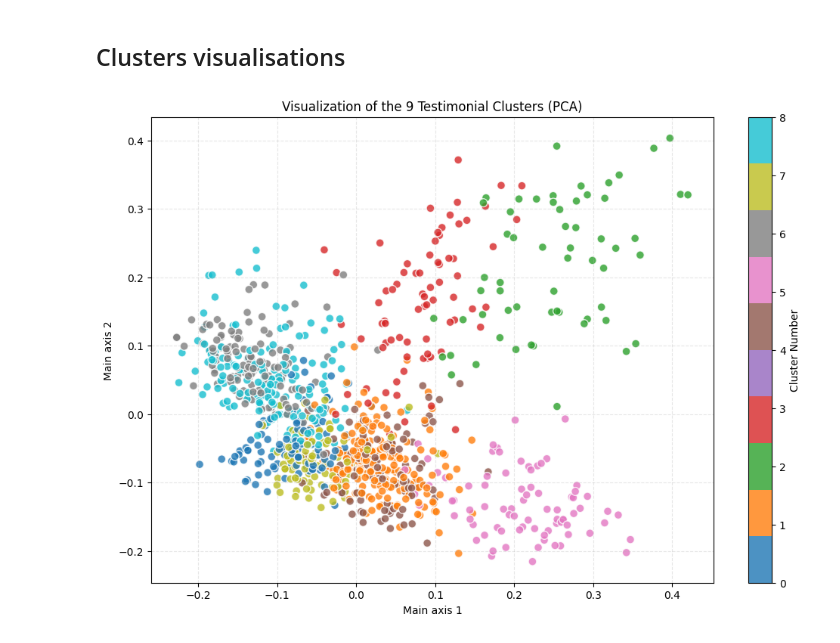
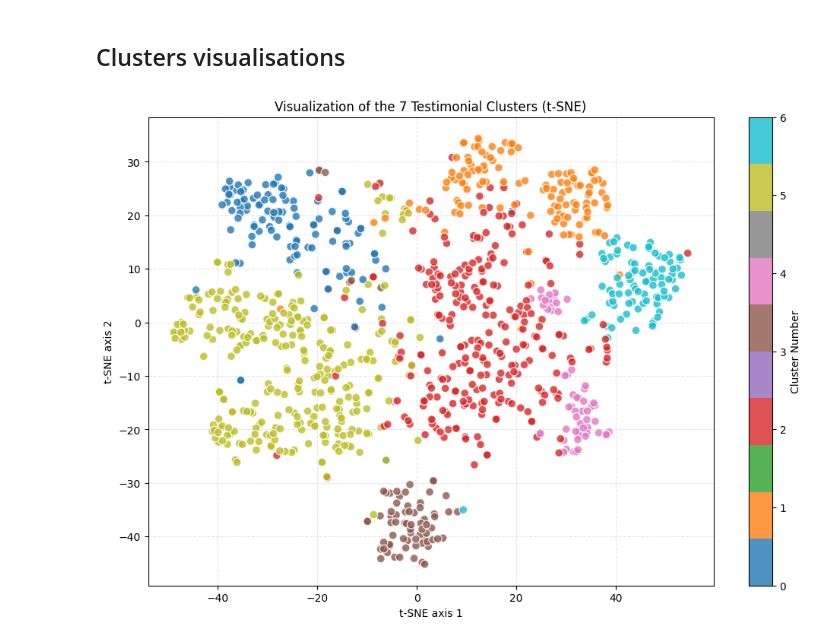
Before and after one commit to Ridwane777/medical-vision-ml, a Jupyter notebook: unsupervised_learning/Student_Dataset_preprocessing.ipynb, the cells around one changed output. Saved outputs shown, nothing was run; the diff lists cells and outputs as text; code cells hidden in the pictures.

```diff
--- a/unsupervised_learning/Student_Dataset_preprocessing.ipynb
+++ b/unsupervised_learning/Student_Dataset_preprocessing.ipynb
@@ -90,7 +135,19 @@ In this section, we will transform the raw data we have into numbers. To do this
 # %%
 from sklearn.feature_extraction.text import TfidfVectorizer
+from sklearn.preprocessing import normalize
+from sklearn.decomposition import TruncatedSVD
+
 vectorizer = TfidfVectorizer(max_df=0.8, min_df=2, stop_words='english')
 X = vectorizer.fit_transform(df_final['Testimonies'])
 
-print(f"Matrice TF-IDF créée : {X.shape}")
+# Réduction de dimensions pour améliorer la séparation des clusters
+n_components = 100
+svd = TruncatedSVD(n_components=n_components, random_state=42)
+X_reduced = svd.fit_transform(X)
+
+# Normalisation pour utiliser la distance cosinus
+X_normalized = normalize(X_reduced, norm='l2', axis=1)
+
+print(f"Matrice TF-IDF : {X_normalized.shape}")
+print(f"Variance expliquée : {svd.explained_variance_ratio_.sum():.3f}")
 # %% [output]
@@ -192,29 +285,30 @@ CLUSTER 8 (IDs) : [198, 486, 724]
 # %% [markdown]
 ## Clusters visualisations
 # %%
-from sklearn.decomposition import PCA
+from sklearn.manifold import TSNE
 
-pca = PCA(n_components=2)
-coords = pca.fit_transform(X.toarray())
+# Utilisation de t-SNE pour une meilleure visualisation des clusters
+tsne = TSNE(n_components=2, random_state=42, perplexity=30, max_iter=1000)
+coords = tsne.fit_transform(X_normalized)
 
 clusters_couleurs = df_final['Cluster_Predit']
 
 plt.figure(figsize=(12, 8))
 
 scatter = plt.scatter(coords[:, 0], coords[:, 1],
                       c=clusters_couleurs,
-                      cmap='tab10',
+                      cmap='tab10',  # Pour 7 clusters
                       alpha=0.8,
                       edgecolors='w',
                       s=60)
 
-plt.title("Visualization of the 9 Testimonial Clusters (PCA)")
-plt.xlabel("Main axis 1")
-plt.ylabel("Main axis 2")
+plt.title("Visualization of the 7 Testimonial Clusters (t-SNE)")
+plt.xlabel("t-SNE axis 1")
+plt.ylabel("t-SNE axis 2")
 
-# Légende numérotée de 0 à 8
-plt.colorbar(scatter, ticks=range(9), label="Cluster Number")
+# Légende numérotée de 0 à 6
+plt.colorbar(scatter, ticks=range(7), label="Cluster Number")
 plt.grid(True, linestyle='--', alpha=0.3)
 plt.show()
 # %% [output]
-[figure, old version]
+[figure, new version]
```
Also changed, not shown: parts of 10 cells of this notebook.
